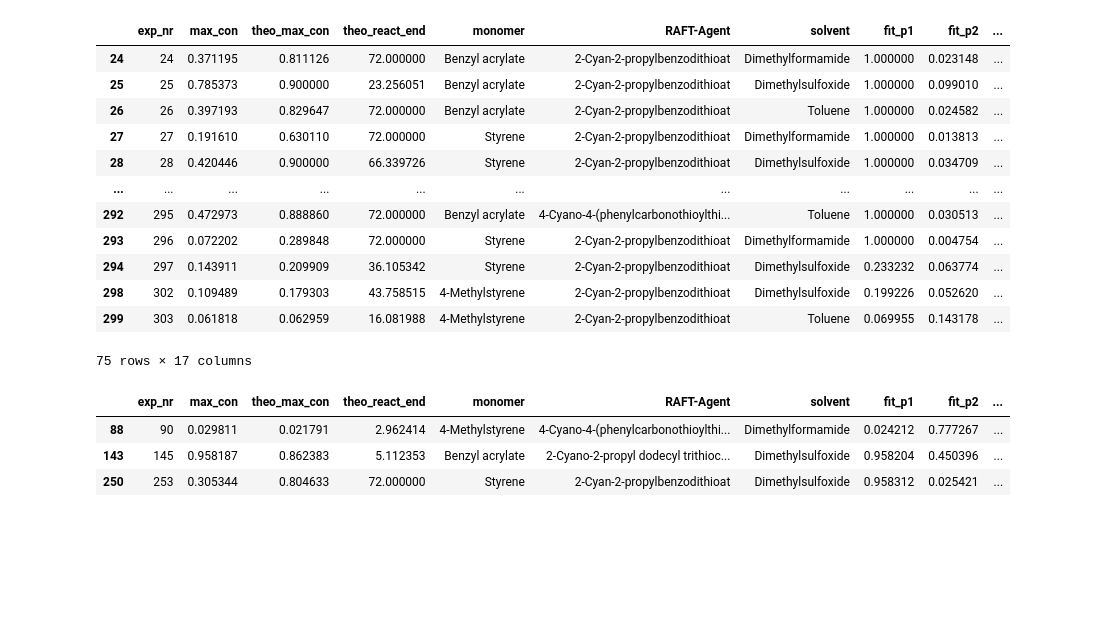
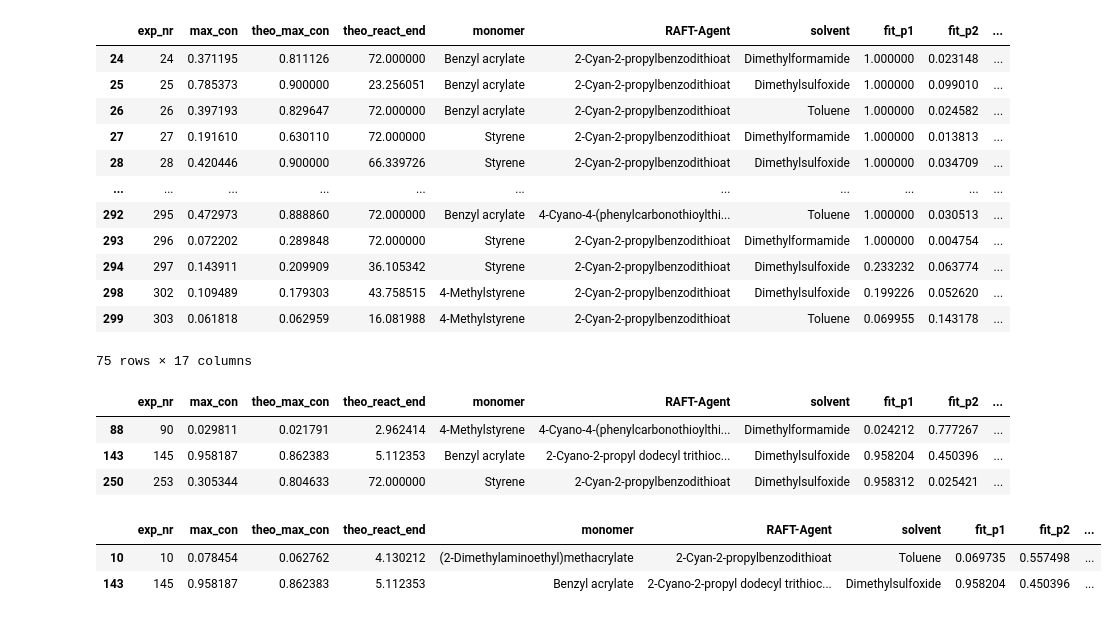
Before and after one commit to Bizbalt/RAFT-knowledgebase, a Jupyter notebook: sort_RAFT_table/dataset_analysis.ipynb, the cells around one changed output. Saved outputs shown, nothing was run; the diff lists cells and outputs as text; code cells hidden in the pictures; blank space fills up the shorter version.

```diff
--- a/sort_RAFT_table/dataset_analysis.ipynb
+++ b/sort_RAFT_table/dataset_analysis.ipynb
@@ -166,11 +160,6 @@ for index, polymerisation_kinetic in sRt.df.iterrows():
     kinetic_curve_entries["time"] = list(current_time_list)
 
     kinetic_curves.append(kinetic_curve_entries)
-# %%
-# reset Nans of Mn_t0 and Mw_t0 to 0 where the values are NaN
-for kinetic_curve in kinetic_curves:
-    kinetic_curve["Mn"].fillna(0, inplace=True)
-    kinetic_curve["Mw"].fillna(0, inplace=True)
 # %%
  # manually exclude experiment 301 as it disturbs the covariance plotting and has an unreasonable conversion value course.
 if kinetic_curves[301]["exp_nr"].iloc[1] == "301":
@@ -332,7 +320,7 @@ for idx, kinetic_curve in enumerate(kinetic_curves):
     squared_error = ng_fit["sq_err"]
 
     # fitting section for Mn
-    p_initial = [max(ydata_Mn), 0.1, 0]
+    p_initial = [max(ydata_Mn[~np.isnan(ydata_Mn)]), 0.1, 0]
     ng_fit_Mn = fit_and_exclude_outliers(x=xdata, y=ydata_Mn, fit_func=neg_growth_abscissae, p0=p_initial, bounds=([0, -np.inf, -np.inf], [1, np.inf, np.inf]))
 
     popt_Mn, pcov_Mn = ng_fit_Mn["p_opt"], ng_fit_Mn["p_cov"]
@@ -543,3 +520,15 @@ kinetics_df[kinetics_df['exp_nr'].isin(["145", "90", "253"])]
 | 88 | 90 | 0.029811 | 0.021791 | 2.962414 | 4-Methylstyrene | 4-Cyano-4-(phenylcarbonothioylthi... | Dimethylformamide | 0.024212 | 0.777267 | ... |
 | 143 | 145 | 0.958187 | 0.862383 | 5.112353 | Benzyl acrylate | 2-Cyano-2-propyl dodecyl trithioc... | Dimethylsulfoxide | 0.958204 | 0.450396 | ... |
 | 250 | 253 | 0.305344 | 0.804633 | 72.000000 | Styrene | 2-Cyan-2-propylbenzodithioat | Dimethylsulfoxide | 0.958312 | 0.025421 | ... |
+# %%
+# Some search functions:
+def search_for_exp(exp_nr: str | list) -> pd.DataFrame:
+    if type(exp_nr) == str:
+        return kinetics_df[kinetics_df['exp_nr'] == exp_nr]
+    else:
+        return kinetics_df[kinetics_df['exp_nr'].isin(exp_nr)]
+search_for_exp(["145", "90", "253"])
+# %% [output]
+|  | exp_nr | max_con | theo_max_con | theo_react_end | monomer | RAFT-Agent | solvent | fit_p1 | fit_p2 | ... |
+| 10 | 10 | 0.078454 | 0.062762 | 4.130212 | (2-Dimethylaminoethyl)methacrylate | 2-Cyan-2-propylbenzodithioat | Toluene | 0.069735 | 0.557498 | ... |
+| 143 | 145 | 0.958187 | 0.862383 | 5.112353 | Benzyl acrylate | 2-Cyano-2-propyl dodecyl trithioc... | Dimethylsulfoxide | 0.958204 | 0.450396 | ... |
```
Also changed, not shown: parts of 4 cells of this notebook.
